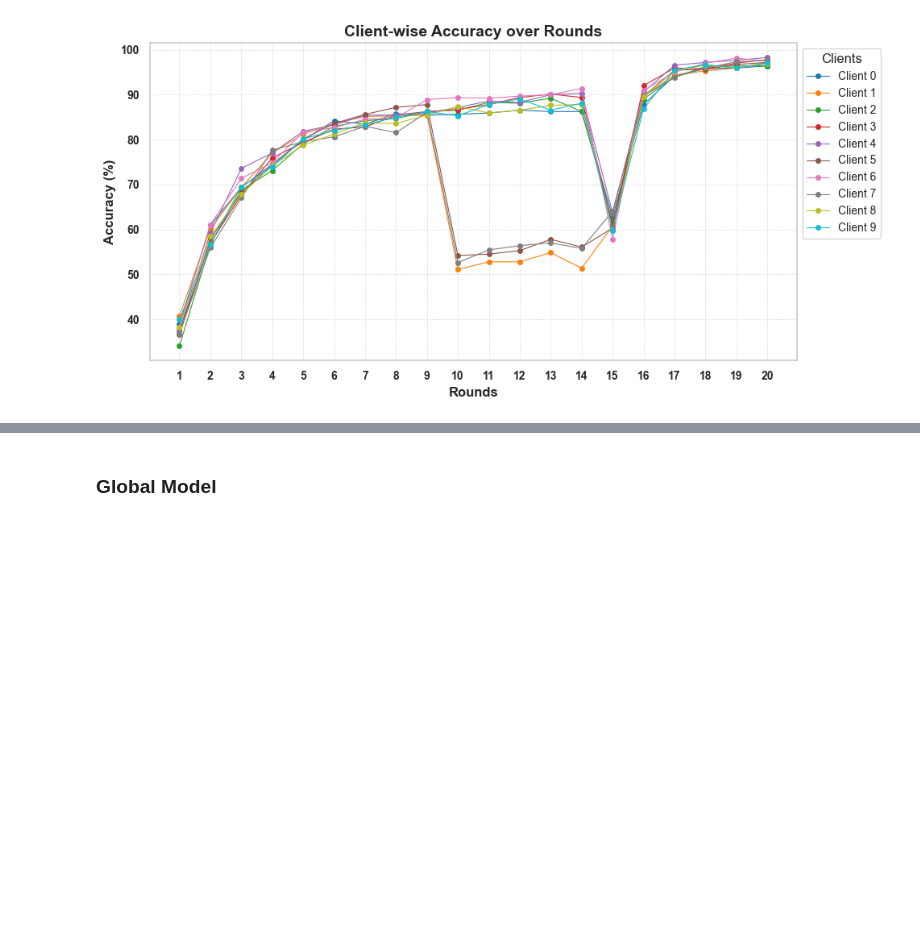
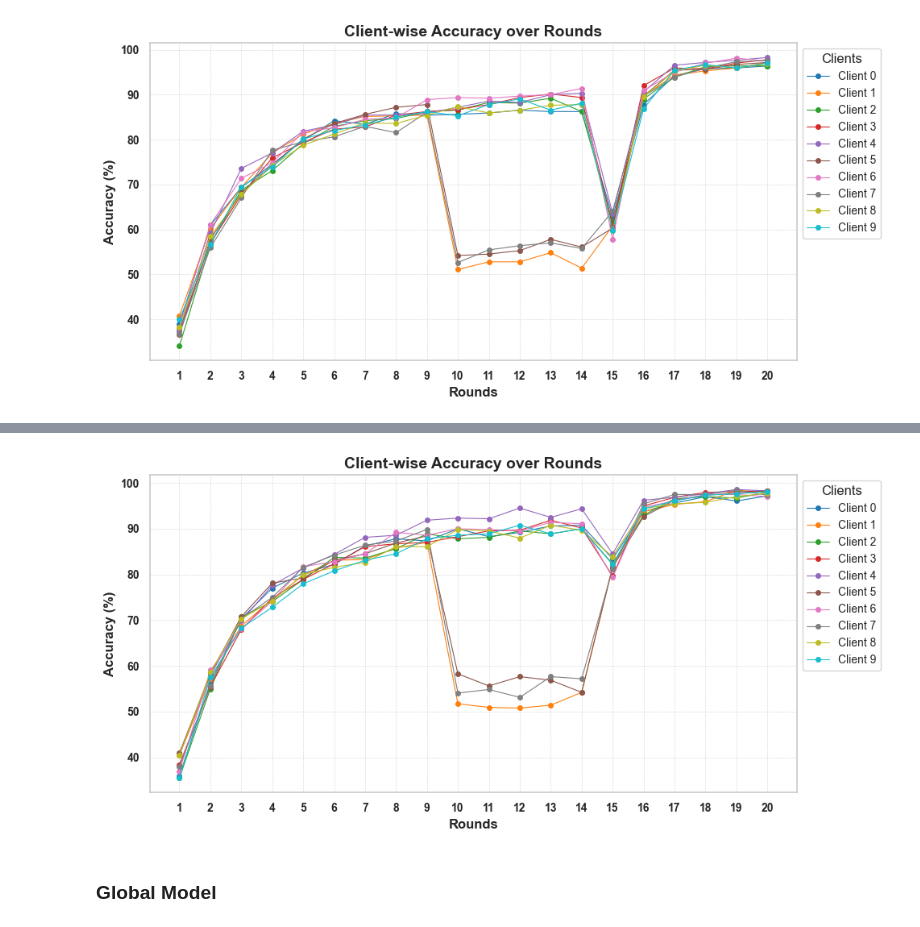
Before and after one commit to Encore7/FedRRT_CD, a Jupyter notebook: Analysis.ipynb, the cells around one changed output, grey strips where cells are left out. Saved outputs shown, nothing was run; the diff lists cells and outputs as text; code cells hidden in the pictures; blank space fills up the shorter version.

```diff
--- a/Analysis.ipynb
+++ b/Analysis.ipynb
@@ -379,3 +427,7 @@ plot_clients("fedau-case")
+# %%
+plot_clients("fluid-case")
+# %% [output]
+[figure, added]
 # %% [markdown]
 ### Global Model
 # %%
```
Also changed, not shown: parts of 25 cells of this notebook, 8 other files.
